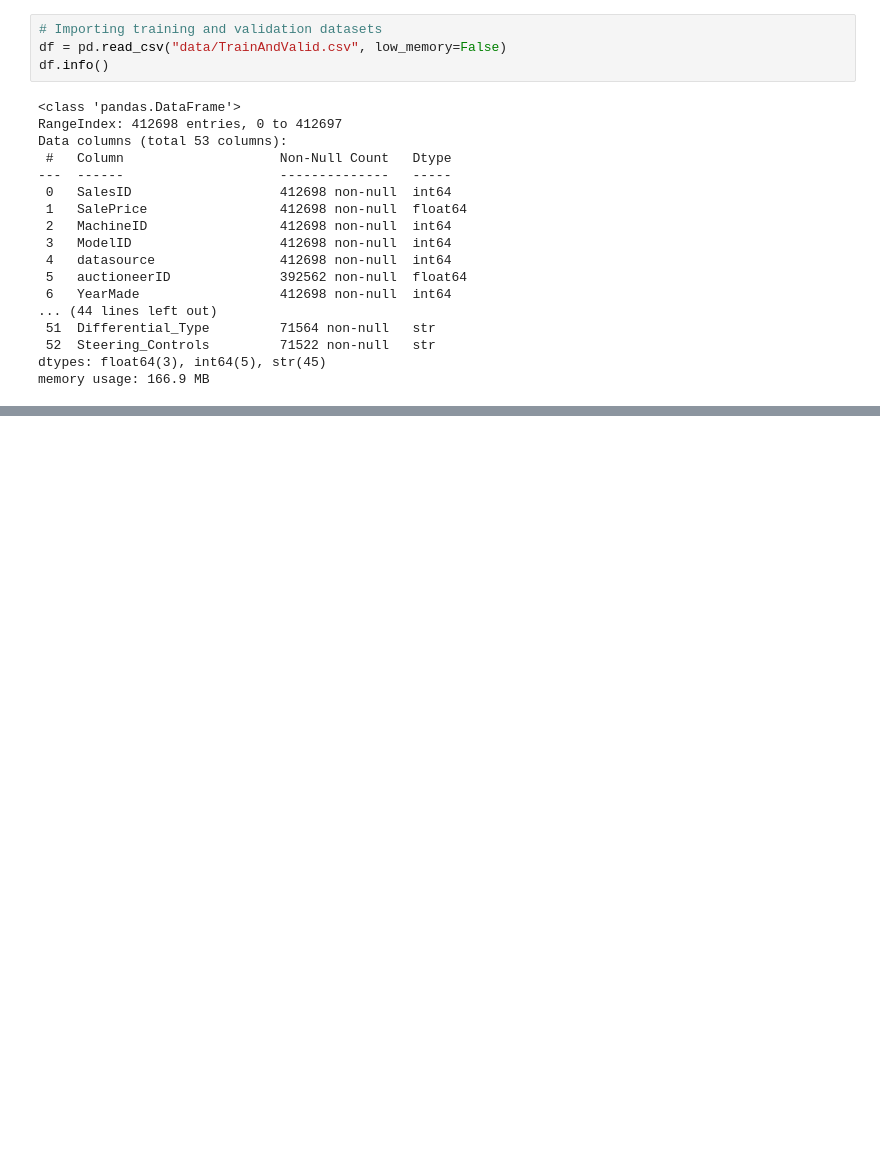
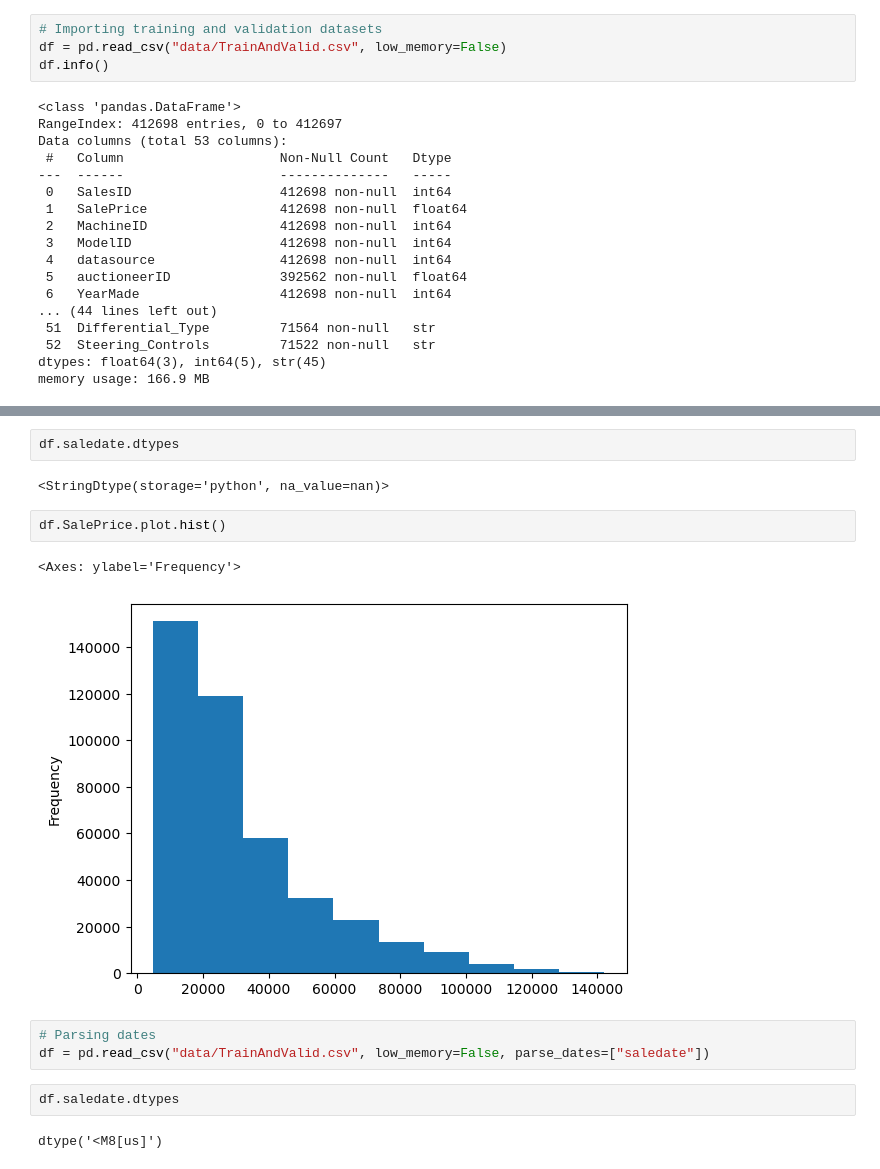
Before and after one commit to idrissiradi/bulldozer-price-prediction, a Jupyter notebook: main.ipynb, the cells around one changed output, grey strips where cells are left out. Saved outputs shown, nothing was run; the diff lists cells and outputs as text; blank space fills up the shorter version.

```diff
--- a/main.ipynb
+++ b/main.ipynb
@@ -55,0 +123,16 @@ memory usage: 166.9 MB
+# %%
+df.saledate.dtypes
+# %% [output]
+<StringDtype(storage='python', na_value=nan)>
+# %%
+df.SalePrice.plot.hist()
+# %% [output]
+<Axes: ylabel='Frequency'>
+[figure, added]
+# %%
+# Parsing dates
+df = pd.read_csv("data/TrainAndValid.csv", low_memory=False, parse_dates=["saledate"])
+# %%
+df.saledate.dtypes
+# %% [output]
+dtype('<M8[us]')
```
Also changed, not shown: parts of 27 cells of this notebook, 3 other files.
